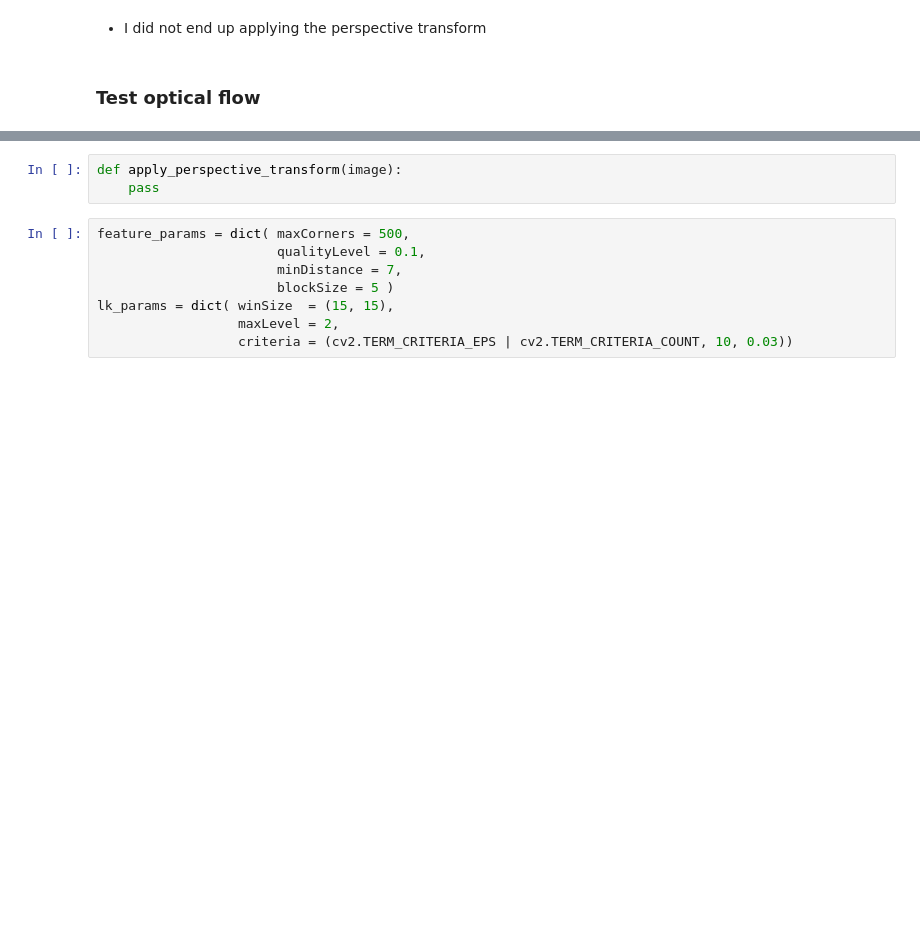
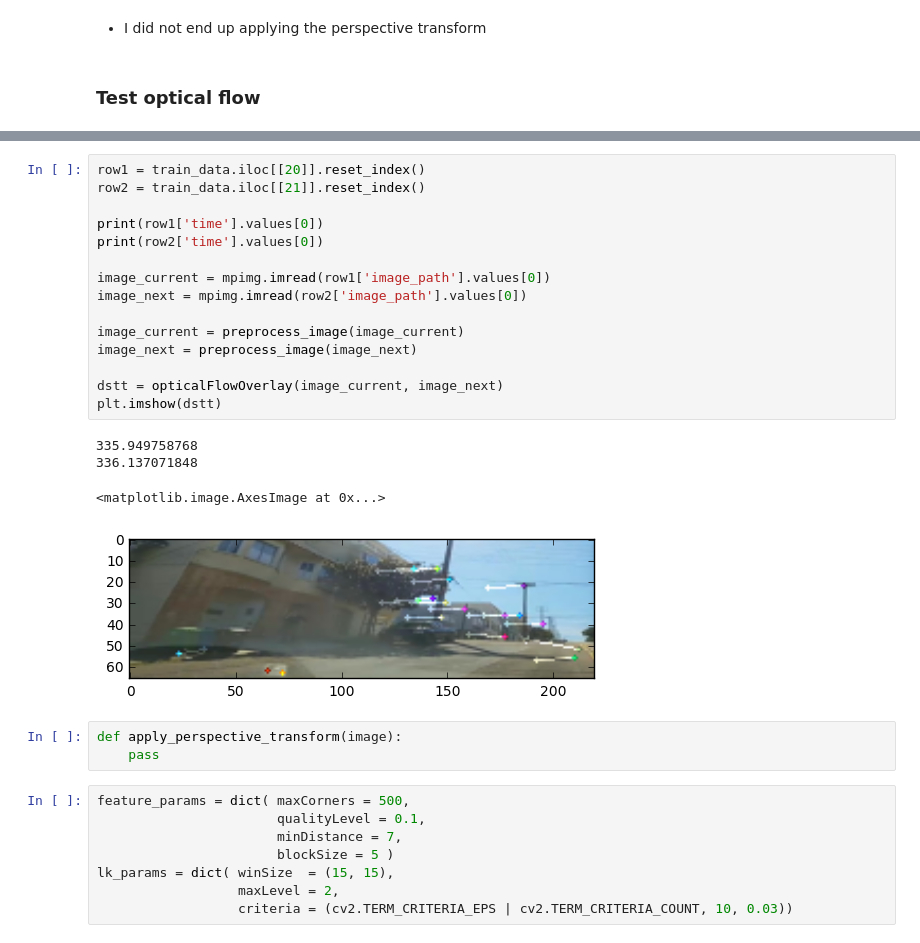
Before and after one commit to JonathanCMitchell/speedChallenge, a Jupyter notebook: NvidiaModel-OpticalFlow2.ipynb, the cells around one changed output, grey strips where cells are left out. Cells and saved outputs as stored; diff of their text form; blank space fills up the shorter version.

```diff
--- a/NvidiaModel-OpticalFlow2.ipynb
+++ b/NvidiaModel-OpticalFlow2.ipynb
@@ -190,3 +216,23 @@ plt.imshow(img, cmap = 'gray')
+# %%
+row1 = train_data.iloc[[20]].reset_index()
+row2 = train_data.iloc[[21]].reset_index()
+
+print(row1['time'].values[0])
+print(row2['time'].values[0])
+
+image_current = mpimg.imread(row1['image_path'].values[0])
+image_next = mpimg.imread(row2['image_path'].values[0])
+
+image_current = preprocess_image(image_current)
+image_next = preprocess_image(image_next)
+
+dstt = opticalFlowOverlay(image_current, image_next)
+plt.imshow(dstt)
+# %% [output]
+335.949758768
+336.137071848
+<matplotlib.image.AxesImage at 0x...>
+[figure, added]
 # %%
 def apply_perspective_transform(image):
     pass
```
Also changed, not shown: parts of 10 cells of this notebook, 1 other file.
